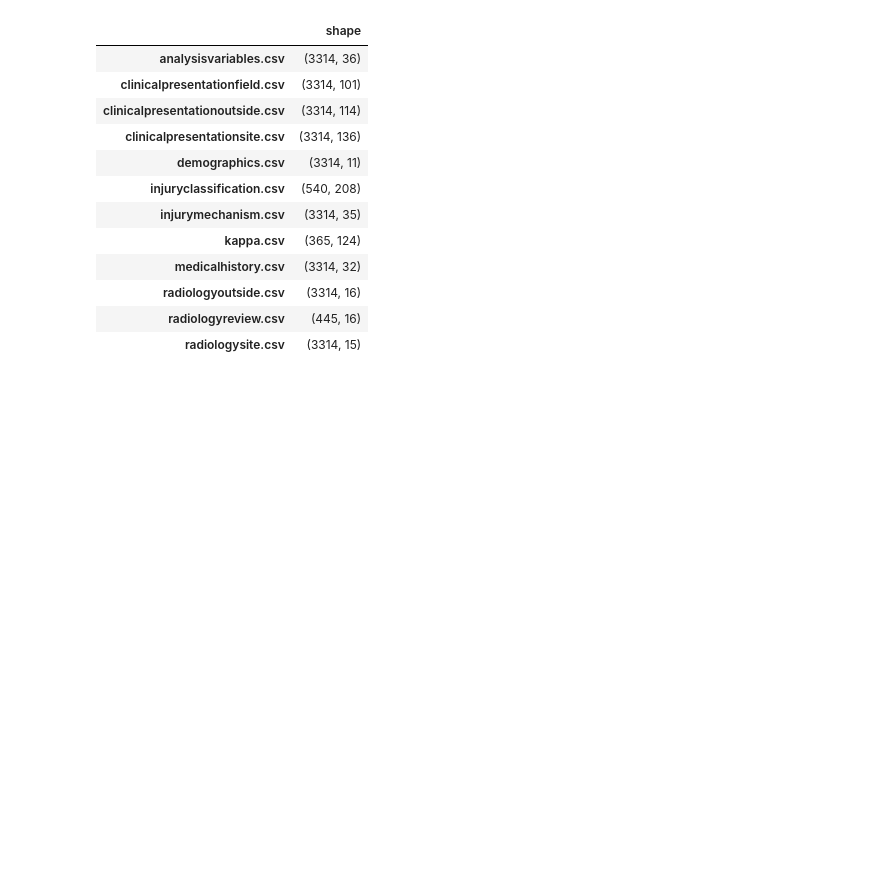
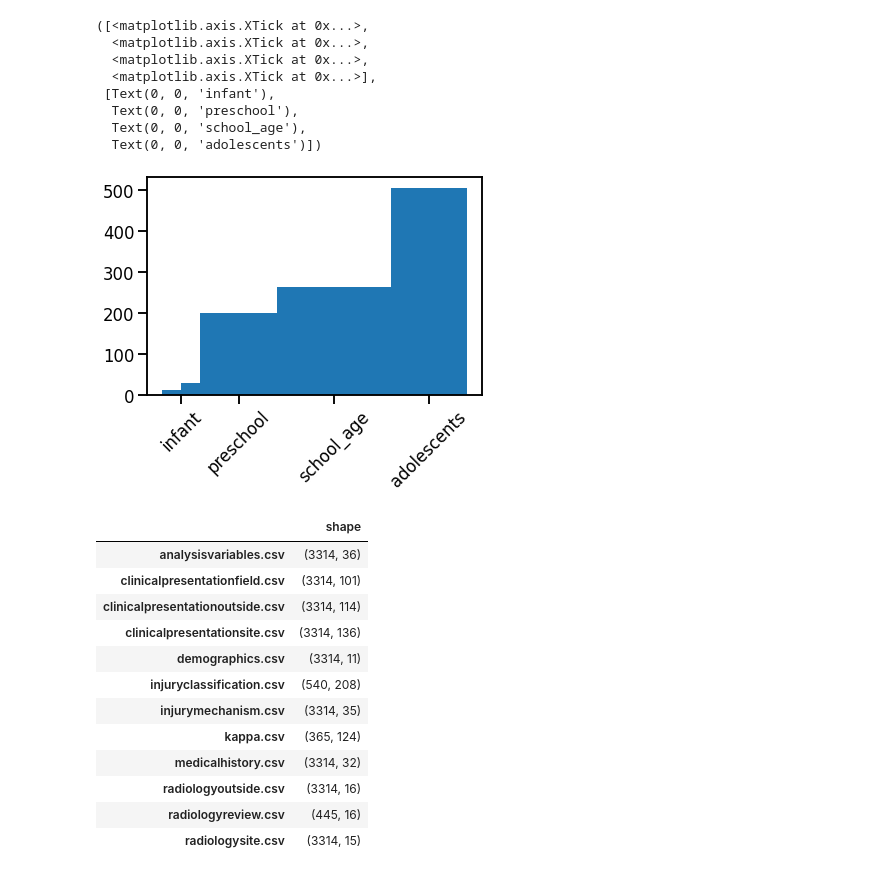
Before and after one commit to Yu-Group/clinical-rule-vetting, a Jupyter notebook: rulevetting/projects/csi_pecarn/notebooks/pre_eda.ipynb, the cells around one changed output. Saved outputs shown, nothing was run; the diff lists cells and outputs as text; code cells hidden in the pictures; blank space fills up the shorter version.

```diff
--- a/rulevetting/projects/csi_pecarn/notebooks/pre_eda.ipynb
+++ b/rulevetting/projects/csi_pecarn/notebooks/pre_eda.ipynb
@@ -47,3 +254,17 @@ def plot_correlation(dataset: pd.DataFrame) -> None:
+# %%
+# Age distribution by group
+dfs[4][dfs[4]['controltype'] == 'moi']['AgeInYears'].hist(bins=[0, 1, 2, 6, 12, 16], grid=False)
+plt.xticks([1, 4, 9, 14], ['infant', 'preschool', 'school_age', 'adolescents'], rotation=45)
+# %% [output]
+([<matplotlib.axis.XTick at 0x...>,
+  <matplotlib.axis.XTick at 0x...>,
+  <matplotlib.axis.XTick at 0x...>,
+  <matplotlib.axis.XTick at 0x...>],
+ [Text(0, 0, 'infant'),
+  Text(0, 0, 'preschool'),
+  Text(0, 0, 'school_age'),
+  Text(0, 0, 'adolescents')])
+[figure, added]
 # %%
 pd.DataFrame(index=[path.basename(fname) for fname in fnames],
              data={"shape": [df.shape for df in dfs]})
```
Also changed, not shown: parts of 14 cells of this notebook, 3 other files.
